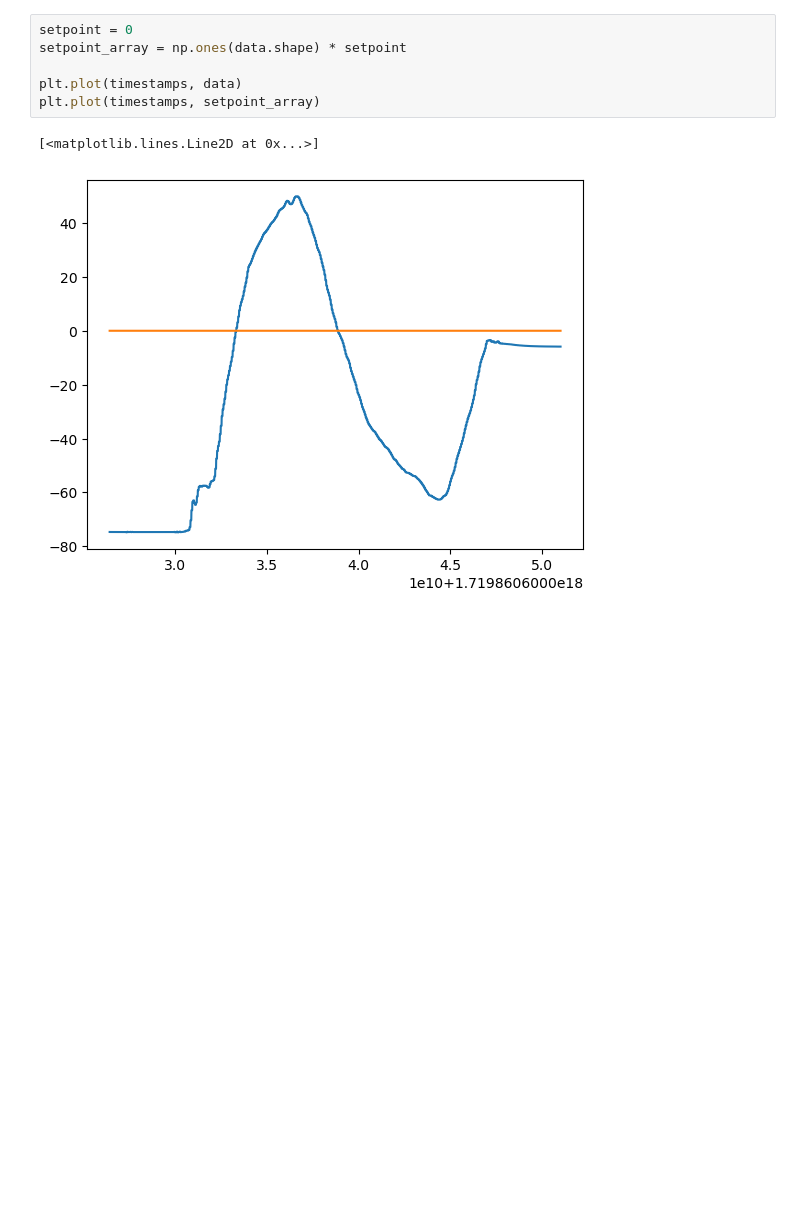
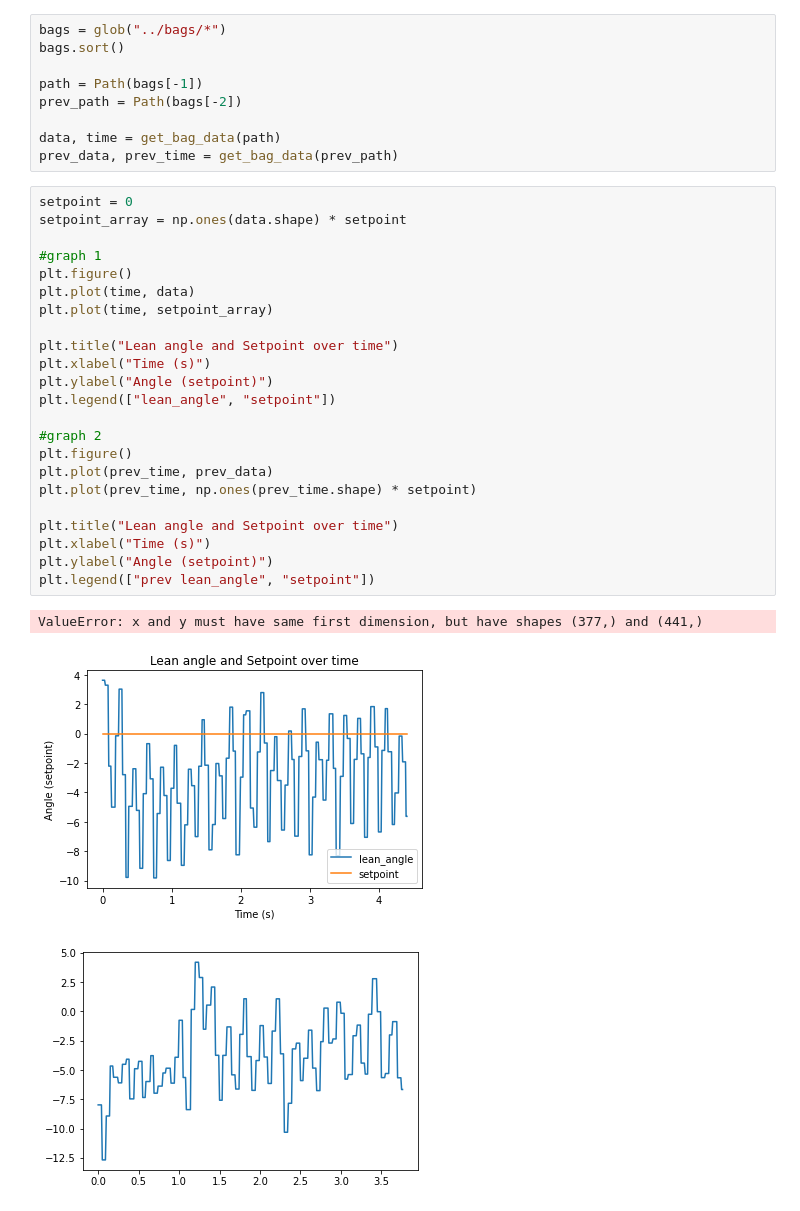
Before and after one commit to Umich-NASA-Big-Idea-Challenge/cargo_beep, a Jupyter notebook: cargo_beep/graph_bags.ipynb, the cells around one changed output. Saved outputs shown, nothing was run; the diff lists cells and outputs as text; blank space fills up the shorter version.

Commit message:
updated graph bags

```diff
--- a/cargo_beep/graph_bags.ipynb
+++ b/cargo_beep/graph_bags.ipynb
@@ -31,9 +24,36 @@ timestamps = np.array(timestamps)
-# %%
-setpoint = 0
-setpoint_array = np.ones(data.shape) * setpoint
-
-plt.plot(timestamps, data)
-plt.plot(timestamps, setpoint_array)
-# %% [output]
-[<matplotlib.lines.Line2D at 0x...>]
-[figure, removed]
+# %%
+bags = glob("../bags/*")
+bags.sort()
+
+path = Path(bags[-1])
+prev_path = Path(bags[-2])
+
+data, time = get_bag_data(path)
+prev_data, prev_time = get_bag_data(prev_path)
+# %%
+setpoint = 0
+setpoint_array = np.ones(data.shape) * setpoint
+
+#graph 1
+plt.figure()
+plt.plot(time, data)
+plt.plot(time, setpoint_array)
+
+plt.title("Lean angle and Setpoint over time")
+plt.xlabel("Time (s)")
+plt.ylabel("Angle (setpoint)")
+plt.legend(["lean_angle", "setpoint"])
+
+#graph 2
+plt.figure()
+plt.plot(prev_time, prev_data)
+plt.plot(prev_time, np.ones(prev_time.shape) * setpoint)
+
+plt.title("Lean angle and Setpoint over time")
+plt.xlabel("Time (s)")
+plt.ylabel("Angle (setpoint)")
+plt.legend(["prev lean_angle", "setpoint"])
+# %% [output]
+ValueError: x and y must have same first dimension, but have shapes (377,) and (441,)
+[figure, added]
+[figure, added]
```
Also changed, not shown: parts of 2 cells of this notebook.
